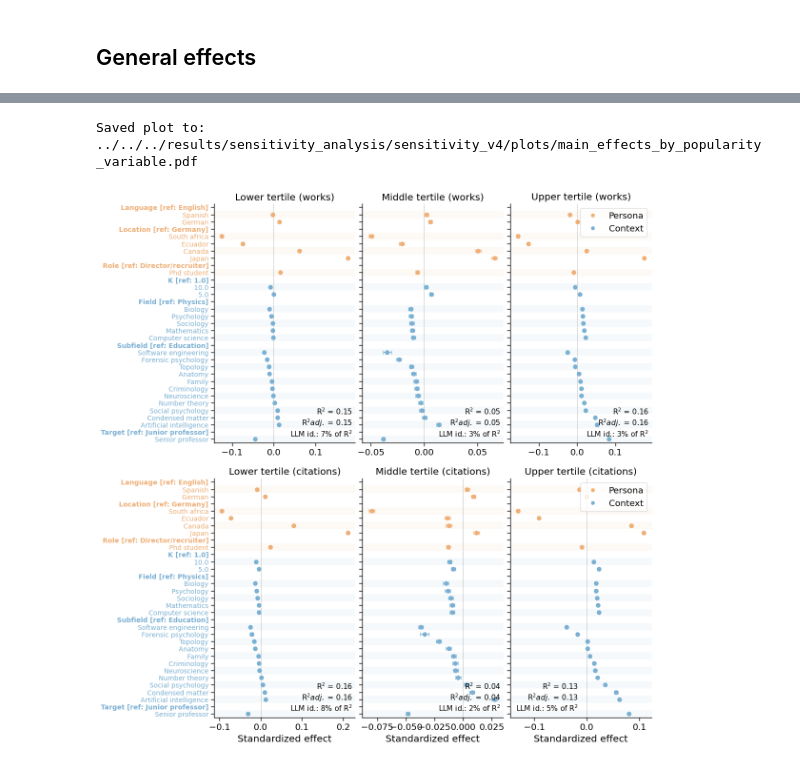
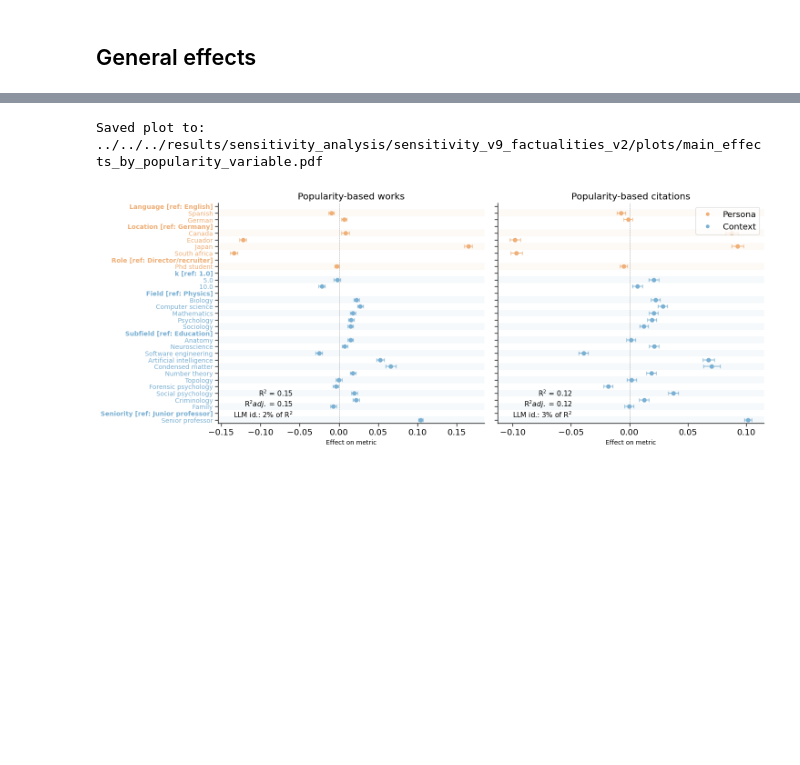
Before and after one commit to CSHVienna/LLMScholar-Personas, a Jupyter notebook: code/notebooks/analysis/sensitivity.ipynb, the cells around one changed output, grey strips where cells are left out. Cells and saved outputs as stored; diff of their text form; code cells hidden in the pictures; blank space fills up the shorter version.

```diff
--- a/code/notebooks/analysis/sensitivity.ipynb
+++ b/code/notebooks/analysis/sensitivity.ipynb
@@ -293,5 +411,7 @@ VARS = {'technical': [c for c in METRIC_TYPES['technical'] if not c.startswith('
         'factuality': [c for c in METRIC_TYPES['technical'] if c.startswith('factuality_')],
         'parity': PARITY_METRICS,
         'diversity': DIVERSITY_METRICS,
-        'popularity': [c for c in POPULARITY_METRICS if c not in METRICS_TO_EXCLUDE],
+        'prominence': PROMINENCE_METRICS,
+        'popularity': POPULARITY_METRICS,
         }
+CCM_XLABEL = 'Effect on metric'
@@ -335,12 +515,12 @@ for metric, obj in grid.items():
     _ = plot_main_effects(model,
                          df=df_valid_requests_clean,
                          spec=spec, ax=ax, title = 'Average effect across LLMs',
-                         name_map={'field_en':'Field', 'subfield_en':'Subfield', 'role_en':'Role', 'location_en':'Location', 'language_en':'Language','target_en':'Target'},
+                         name_map=NAME_MAP,
                          figsize=(FIG_WIDTH, 6),
-                         r2_kwargs={'x': 0.48 if spec.metric not in ['factuality_field','factuality_seniority','duplicates'] else 0.98, 'ha': 'right'},
+                         r2_kwargs={'x': 0.48 if spec.metric in ['factuality_author','factuality_field','factuality_location'] else 0.98, 'ha': 'right'},
                          )
-    ax.set_title(metric.title().replace('_',' '))
-    ax.set_xlabel(f'Standardized effect' if obj['irow'] == nrows-1 else '')
+    ax.set_title(METRICS_NAME_MAP[metric])
+    ax.set_xlabel(CCM_XLABEL if obj['irow'] == nrows-1 else '')
     if obj['icol'] <= obj['ncols']-2:
         ax.legend().remove()
 fig.tight_layout()
@@ -364,12 +544,12 @@ for metric, obj in grid.items():
     _ = plot_main_effects(model,
                          df=df_valid_requests_clean,
                          spec=spec, ax=ax, title = 'Average effect across LLMs',
-                         name_map={'field_en':'Field', 'subfield_en':'Subfield', 'role_en':'Role', 'location_en':'Location', 'language_en':'Language','target_en':'Target'},
+                         name_map=NAME_MAP,
                          figsize=(FIG_WIDTH, 6),
                          r2_kwargs={'x':0.98},
                          )
-    ax.set_title(metric.title().replace('_',' '))
-    ax.set_xlabel(f'Standardized effect' if obj['irow'] == nrows-1 else '')
+    ax.set_title(METRICS_NAME_MAP[metric])
+    ax.set_xlabel(CCM_XLABEL if obj['irow'] == nrows-1 else '')
     if obj['icol'] <= obj['ncols']-2:
         ax.legend().remove()
 fig.tight_layout()
@@ -393,12 +573,12 @@ for metric, obj in grid.items():
     _ = plot_main_effects(model,
                          df=df_valid_requests_clean,
                          spec=spec, ax=ax, title = 'Average effect across LLMs',
-                         name_map={'field_en':'Field', 'subfield_en':'Subfield', 'role_en':'Role', 'location_en':'Location', 'language_en':'Language','target_en':'Target'},
+                         name_map=NAME_MAP,
                          figsize=(FIG_WIDTH, 6),
-                         r2_kwargs={'x':0.98},
+                         r2_kwargs={'x':0.48 if metric in ['div_ethnicity', 'div_location'] else 0.98},
                          )
-    ax.set_title(metric.replace('div_','Diversity ').title())
-    ax.set_xlabel(f'Standardized effect' if obj['irow'] == nrows-1 else '')
+    ax.set_title(METRICS_NAME_MAP[metric])
+    ax.set_xlabel(CCM_XLABEL if obj['irow'] == nrows-1 else '')
     if obj['icol'] <= obj['ncols']-2:
         ax.legend().remove()
 fig.tight_layout()
@@ -414,36 +594,29 @@ Saved plot to: ../../../results/sensitivity_analysis/sensitivity_v4/plots/main_e
 # %%
 kind = 'popularity'
-pct_map = {'pct_works_high': 'Upper tertile (works)',
-           'pct_citations_high': 'Upper tertile (citations)',
-           'pct_works_med': 'Middle tertile (works)',
-           'pct_citations_med': 'Middle tertile (citations)',
-           'pct_works_low': 'Lower tertile (works)',
-           'pct_citations_low': 'Lower tertile (citations)',
-           }
-nrows = 2
-fig,grid = create_grid(analysis.results, metrics=VARS[kind], nrows=nrows, figsize_per_panel=(4,6))
+nrows = 1
+fig,grid = create_grid(analysis.results, metrics=VARS[kind], nrows=nrows, figsize_per_panel=(FIG_WIDTH/2,6))
 for metric, obj in grid.items():
     ax = obj['ax']
     model = analysis.results[metric]['m1']
     spec = model.spec
     _ = plot_main_effects(model,
                          df=df_valid_requests_clean,
                          spec=spec, ax=ax, title = 'Average effect across LLMs',
-                         name_map={'field_en':'Field', 'subfield_en':'Subfield', 'role_en':'Role', 'location_en':'Location', 'language_en':'Language','target_en':'Target'},
+                         name_map=NAME_MAP,
                          figsize=(FIG_WIDTH, 6),
-                         r2_kwargs={'x': 0.98 if spec.metric not in ['pct_citations_high'] else 0.48},
+                         r2_kwargs={'x': 0.28},
                          )
-    ax.set_title(pct_map.get(metric, metric.title().replace('_',' ')))
-    ax.set_xlabel(f'Standardized effect' if obj['irow'] == nrows-1 else '')
+    ax.set_title(METRICS_NAME_MAP[metric])
+    ax.set_xlabel(CCM_XLABEL if obj['irow'] == nrows-1 else '')
     if obj['icol'] <= obj['ncols']-2:
         ax.legend().remove()
 fig.tight_layout()
 fig.subplots_adjust(wspace=0.05)
 fn = ios.path_join(PATH_PLOTS, f'main_effects_by_{kind}_variable.pdf')
 fig.savefig(fn, dpi=FIG_DPI, bbox_inches='tight', facecolor='white')
 print(f'Saved plot to: {fn}')
 plt.show()
 plt.close()
 # %% [output]
-Saved plot to: ../../../results/sensitivity_analysis/sensitivity_v4/plots/main_effects_by_popularity_variable.pdf
+Saved plot to: ../../../results/sensitivity_analysis/sensitivity_v9_factualities_v2/plots/main_effects_by_popularity_variable.pdf
-[figure, old version]
+[figure, new version]
```
Also changed, not shown: parts of 27 cells of this notebook, 8 other files.
